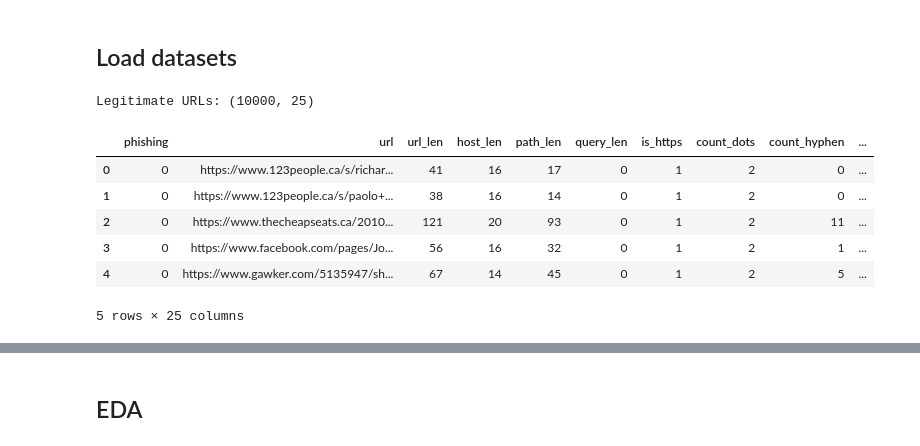
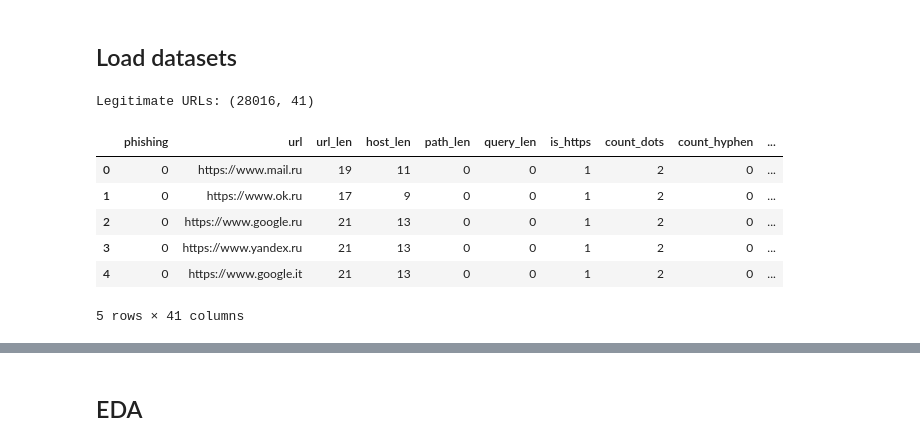
Before and after one commit to TomasBrcek/PhishingChecker, a Jupyter notebook: model/phishing_detection.ipynb, the cells around one changed output, grey strips where cells are left out. Saved outputs shown, nothing was run; the diff lists cells and outputs as text; code cells hidden in the pictures.

```diff
--- a/model/phishing_detection.ipynb
+++ b/model/phishing_detection.ipynb
@@ -32,18 +33,18 @@ from utils.utils import add_missing_flags
 # %% [markdown]
 ## Load datasets
 # %%
-df_legitimate = pd.read_csv("../dataset/df_benign.csv")
+df_legitimate = pd.read_csv("../dataset/df_legitimate.csv")
 print("Legitimate URLs:", df_legitimate.shape)
 df_legitimate.head()
 # %% [output]
-Legitimate URLs: (10000, 25)
+Legitimate URLs: (28016, 41)
 |  | phishing | url | url_len | host_len | path_len | query_len | is_https | count_dots | count_hyphen | ... |
-| 0 | 0 | https://www.123people.ca/s/richar... | 41 | 16 | 17 | 0 | 1 | 2 | 0 | ... |
-| 1 | 0 | https://www.123people.ca/s/paolo+... | 38 | 16 | 14 | 0 | 1 | 2 | 0 | ... |
-| 2 | 0 | https://www.thecheapseats.ca/2010... | 121 | 20 | 93 | 0 | 1 | 2 | 11 | ... |
-| 3 | 0 | https://www.facebook.com/pages/Jo... | 56 | 16 | 32 | 0 | 1 | 2 | 1 | ... |
-| 4 | 0 | https://www.gawker.com/5135947/sh... | 67 | 14 | 45 | 0 | 1 | 2 | 5 | ... |
+| 0 | 0 | https://www.mail.ru | 19 | 11 | 0 | 0 | 1 | 2 | 0 | ... |
+| 1 | 0 | https://www.ok.ru | 17 | 9 | 0 | 0 | 1 | 2 | 0 | ... |
+| 2 | 0 | https://www.google.ru | 21 | 13 | 0 | 0 | 1 | 2 | 0 | ... |
+| 3 | 0 | https://www.yandex.ru | 21 | 13 | 0 | 0 | 1 | 2 | 0 | ... |
+| 4 | 0 | https://www.google.it | 21 | 13 | 0 | 0 | 1 | 2 | 0 | ... |
-5 rows × 25 columns
+5 rows × 41 columns
 # %%
 df_phishing = pd.read_csv("../dataset/df_phishing.csv")
 print("Phishing URLs:", df_phishing.shape)
```
Also changed, not shown: parts of 38 cells of this notebook, 14 other files.
